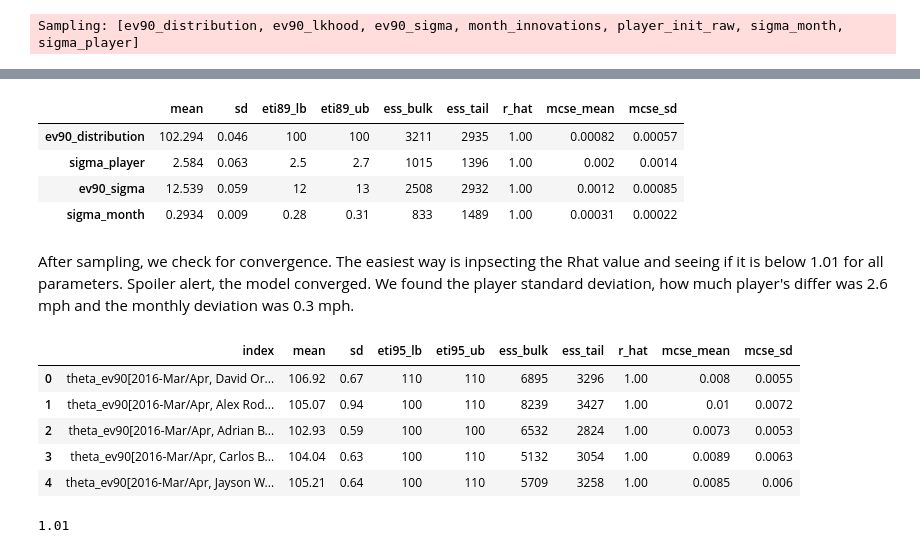
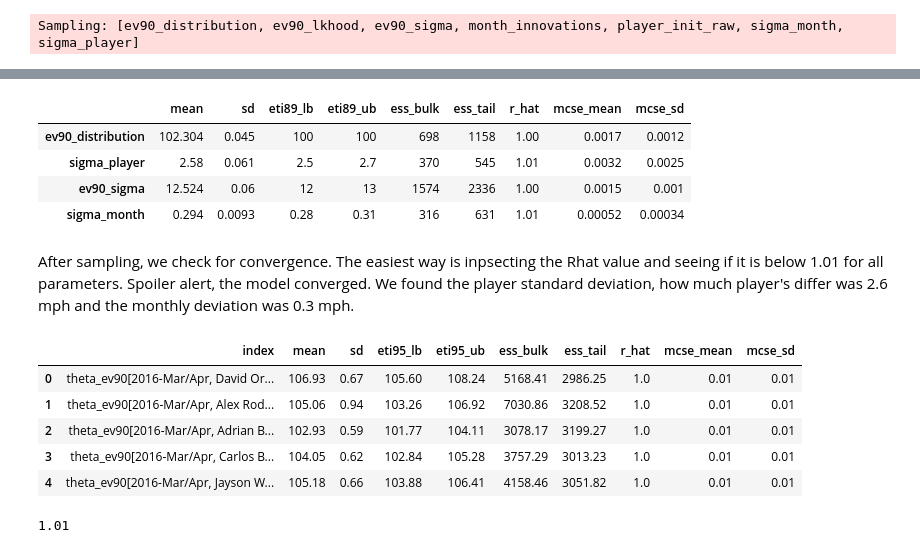
Before and after one commit to remmertjack/portfolio, a Jupyter notebook: batspeed/ev90_monthly_model.ipynb, the cells around one changed output, grey strips where cells are left out. Drawn from its saved outputs; the diff is of its cells as text; code cells hidden in the pictures.

```diff
--- a/batspeed/ev90_monthly_model.ipynb
+++ b/batspeed/ev90_monthly_model.ipynb
@@ -122,7 +121,7 @@ def sample(model: pm.Model, draws: int = 2000, tune: int = 2000, chains: int = 4
         Seed for randomness.
     """
     with model:
-        trace = pmjax.sample_numpyro_nuts(
+        trace = pm.sample(
             draws=draws,
             tune=tune,
             chains=chains,
@@ -219,7 +218,7 @@ with pm.Model(coords=coords) as model:
 
     # priors
     ## ev90 distribution
-    ev90_distribution = pm.Normal('ev90_distribution', mu=ev90_obs_mean, sigma=ev90_obs_std)
+    ev90_distribution = pm.Normal('ev90_distribution', mu=ev90_obs_mean, sigma=ev90_obs_std*1.25)
     ## how much do we expect players to vary from the overall mean ev90
     sigma_player = pm.Exponential('sigma_player', 1.0)
     ## month over month change in ev90
@@ -291,22 +292,22 @@ The rhat statistic is larger than 1.01 for some parameters. This indicates probl
 az.summary(trace, var_names=['ev90_distribution','sigma_player','ev90_sigma','sigma_month'])
 # %% [output]
 |  | mean | sd | eti89_lb | eti89_ub | ess_bulk | ess_tail | r_hat | mcse_mean | mcse_sd |
-| ev90_distribution | 102.294 | 0.046 | 100 | 100 | 3211 | 2935 | 1.00 | 0.00082 | 0.00057 |
-| sigma_player | 2.584 | 0.063 | 2.5 | 2.7 | 1015 | 1396 | 1.00 | 0.002 | 0.0014 |
-| ev90_sigma | 12.539 | 0.059 | 12 | 13 | 2508 | 2932 | 1.00 | 0.0012 | 0.00085 |
-| sigma_month | 0.2934 | 0.009 | 0.28 | 0.31 | 833 | 1489 | 1.00 | 0.00031 | 0.00022 |
+| ev90_distribution | 102.304 | 0.045 | 100 | 100 | 698 | 1158 | 1.00 | 0.0017 | 0.0012 |
+| sigma_player | 2.58 | 0.061 | 2.5 | 2.7 | 370 | 545 | 1.01 | 0.0032 | 0.0025 |
+| ev90_sigma | 12.524 | 0.06 | 12 | 13 | 1574 | 2336 | 1.00 | 0.0015 | 0.001 |
+| sigma_month | 0.294 | 0.0093 | 0.28 | 0.31 | 316 | 631 | 1.01 | 0.00052 | 0.00034 |
 # %% [markdown]
 After sampling, we check for convergence. The easiest way is inpsecting the Rhat value and seeing if it is below 1.01 for all parameters. Spoiler alert, the model converged. We found the player standard deviation, how much player's differ was 2.6 mph and the monthly deviation was 0.3 mph.
 # %%
-ev_avg_df = az.summary(trace, var_names=['theta_ev90'], ci_prob=0.95).reset_index(drop=False)
+ev_avg_df = az.summary(trace, var_names=['theta_ev90'], ci_prob=0.95, round_to=2).reset_index(drop=False)
 ev_avg_df.head()
 # %% [output]
 |  | index | mean | sd | eti95_lb | eti95_ub | ess_bulk | ess_tail | r_hat | mcse_mean | mcse_sd |
-| 0 | theta_ev90[2016-Mar/Apr, David Or... | 106.92 | 0.67 | 110 | 110 | 6895 | 3296 | 1.00 | 0.008 | 0.0055 |
-| 1 | theta_ev90[2016-Mar/Apr, Alex Rod... | 105.07 | 0.94 | 100 | 110 | 8239 | 3427 | 1.00 | 0.01 | 0.0072 |
-| 2 | theta_ev90[2016-Mar/Apr, Adrian B... | 102.93 | 0.59 | 100 | 100 | 6532 | 2824 | 1.00 | 0.0073 | 0.0053 |
-| 3 | theta_ev90[2016-Mar/Apr, Carlos B... | 104.04 | 0.63 | 100 | 110 | 5132 | 3054 | 1.00 | 0.0089 | 0.0063 |
-| 4 | theta_ev90[2016-Mar/Apr, Jayson W... | 105.21 | 0.64 | 100 | 110 | 5709 | 3258 | 1.00 | 0.0085 | 0.006 |
+| 0 | theta_ev90[2016-Mar/Apr, David Or... | 106.93 | 0.67 | 105.60 | 108.24 | 5168.41 | 2986.25 | 1.0 | 0.01 | 0.01 |
+| 1 | theta_ev90[2016-Mar/Apr, Alex Rod... | 105.06 | 0.94 | 103.26 | 106.92 | 7030.86 | 3208.52 | 1.0 | 0.01 | 0.01 |
+| 2 | theta_ev90[2016-Mar/Apr, Adrian B... | 102.93 | 0.59 | 101.77 | 104.11 | 3078.17 | 3199.27 | 1.0 | 0.01 | 0.01 |
+| 3 | theta_ev90[2016-Mar/Apr, Carlos B... | 104.05 | 0.62 | 102.84 | 105.28 | 3757.29 | 3013.23 | 1.0 | 0.01 | 0.01 |
+| 4 | theta_ev90[2016-Mar/Apr, Jayson W... | 105.18 | 0.66 | 103.88 | 106.41 | 4158.46 | 3051.82 | 1.0 | 0.01 | 0.01 |
 # %%
 trace_df = az.summary(trace, var_names=['~theta_ev90'], ci_prob=0.95).reset_index(drop=False)
 # %%
```
Also changed, not shown: parts of 20 cells of this notebook, 2 other files.
